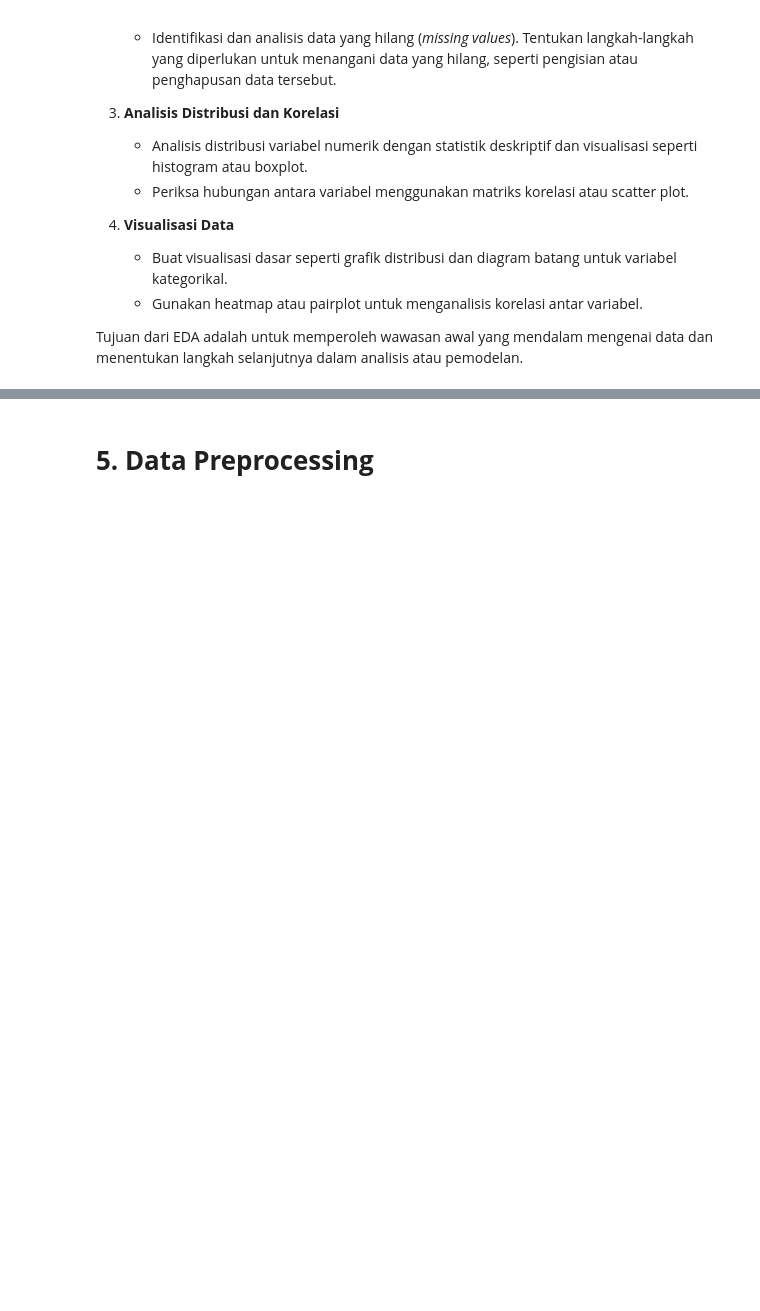
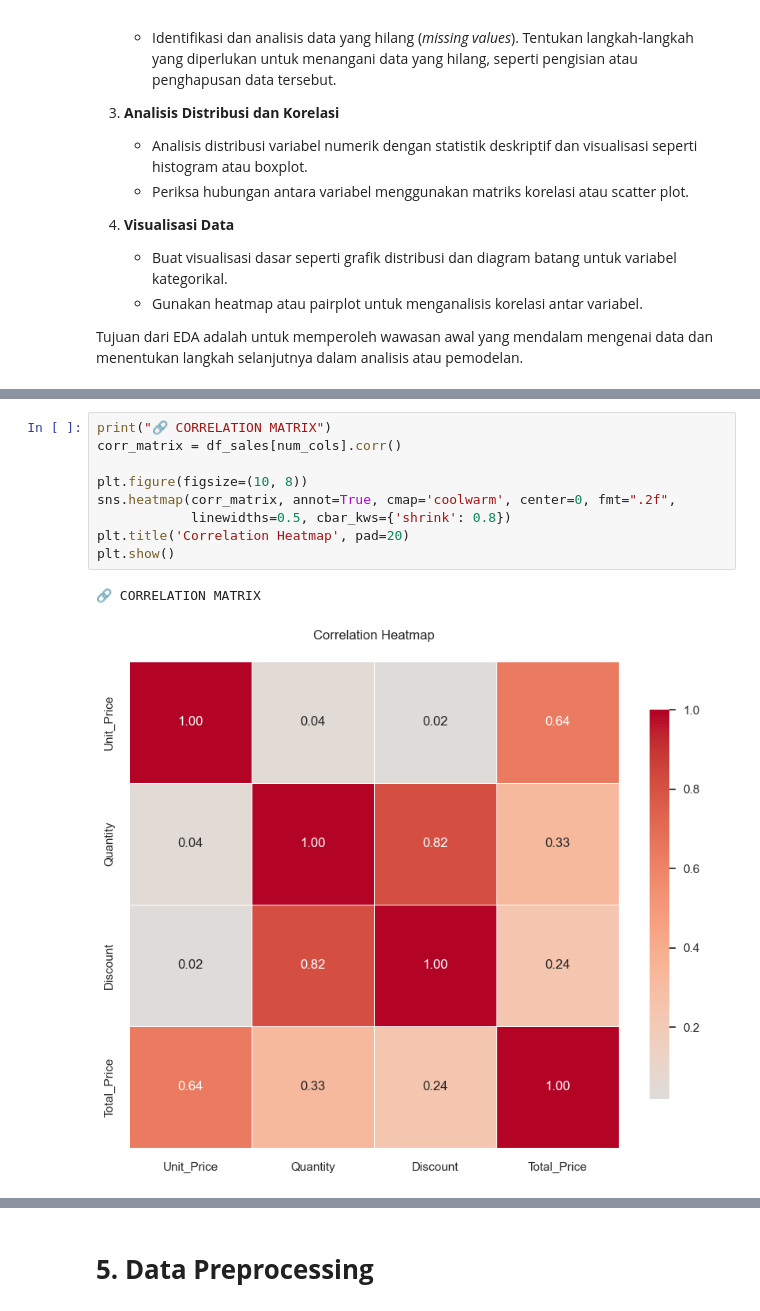
Before and after one commit to echaan/Beverage-Sales-ML, a Jupyter notebook: [Clustering]_Submission_Akhir_BMLP_M. Eric Chaniago.ipynb, the cells around one changed output, grey strips where cells are left out. Saved outputs shown, nothing was run; the diff lists cells and outputs as text; blank space fills up the shorter version.

```diff
--- a/[Clustering]_Submission_Akhir_BMLP_M. Eric Chaniago.ipynb
+++ b/[Clustering]_Submission_Akhir_BMLP_M. Eric Chaniago.ipynb
@@ -117,0 +253,12 @@ Tujuan dari EDA adalah untuk memperoleh wawasan awal yang mendalam mengenai data
+# %%
+print("🔗 CORRELATION MATRIX")
+corr_matrix = df_sales[num_cols].corr()
+
+plt.figure(figsize=(10, 8))
+sns.heatmap(corr_matrix, annot=True, cmap='coolwarm', center=0, fmt=".2f",
+            linewidths=0.5, cbar_kws={'shrink': 0.8})
+plt.title('Correlation Heatmap', pad=20)
+plt.show()
+# %% [output]
+🔗 CORRELATION MATRIX
+[figure, added]
```
Also changed, not shown: parts of 20 cells of this notebook.
